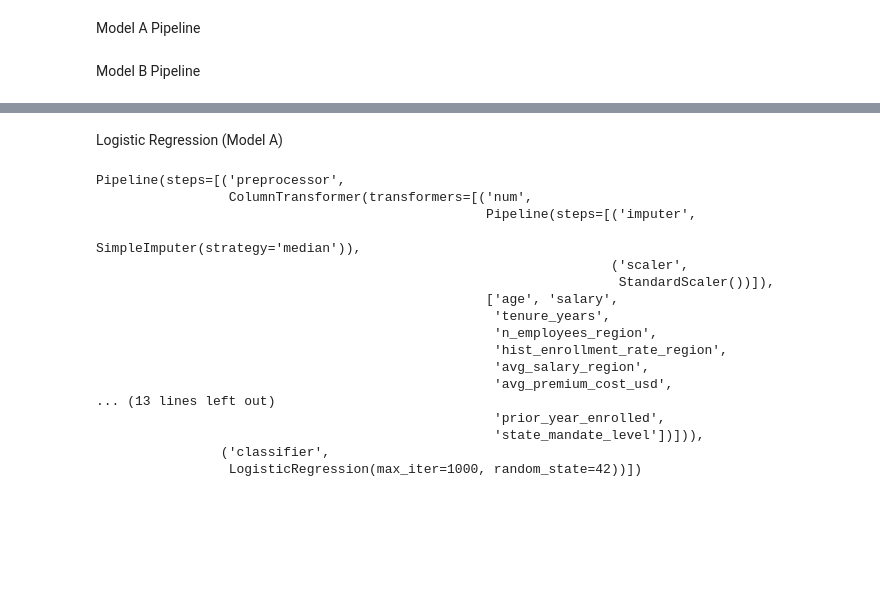
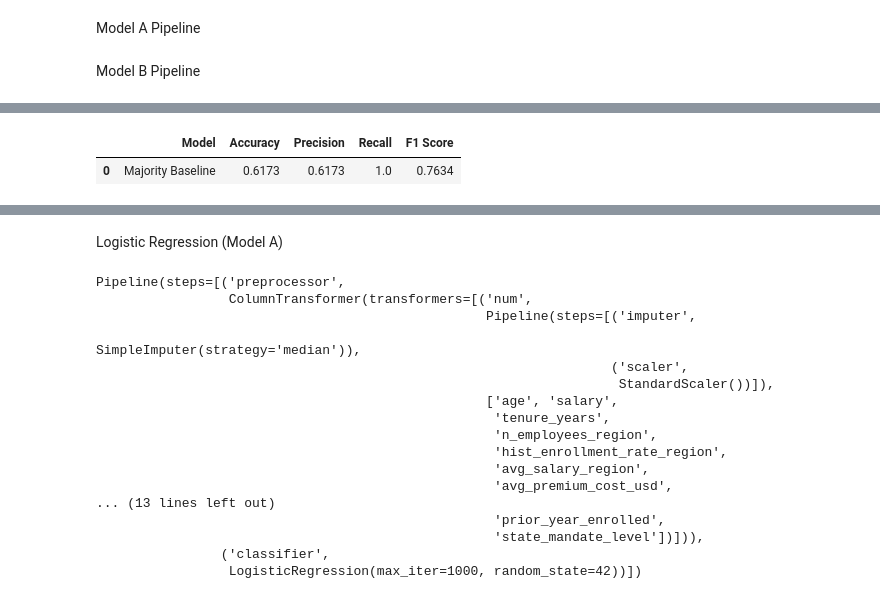
Before and after one commit to varadrathi18/froncort-insurance-enrollment-prediction, a Jupyter notebook: notebooks/03_model_development.ipynb, the cells around one changed output, grey strips where cells are left out. Drawn from its saved outputs; the diff is of its cells as text; code cells hidden in the pictures; blank space fills up the shorter version.

```diff
--- a/notebooks/03_model_development.ipynb
+++ b/notebooks/03_model_development.ipynb
@@ -429,0 +438,25 @@ preprocessor_b = ColumnTransformer([
+# %%
+from sklearn.metrics import (
+    accuracy_score,
+    precision_score,
+    recall_score,
+    f1_score
+)
+
+# Predict everyone will enroll (class = 1)
+majority_predictions = np.ones(len(y_test), dtype=int)
+
+majority_results = {
+    "Model": "Majority Baseline",
+    "Accuracy": round(accuracy_score(y_test, majority_predictions), 4),
+    "Precision": round(precision_score(y_test, majority_predictions), 4),
+    "Recall": round(recall_score(y_test, majority_predictions), 4),
+    "F1 Score": round(f1_score(y_test, majority_predictions), 4)
+}
+
+majority_df = pd.DataFrame([majority_results])
+
+majority_df
+# %% [output]
+|  | Model | Accuracy | Precision | Recall | F1 Score |
+| 0 | Majority Baseline | 0.6173 | 0.6173 | 1.0 | 0.7634 |
```
Also changed, not shown: parts of 12 cells of this notebook, 1 other file.
